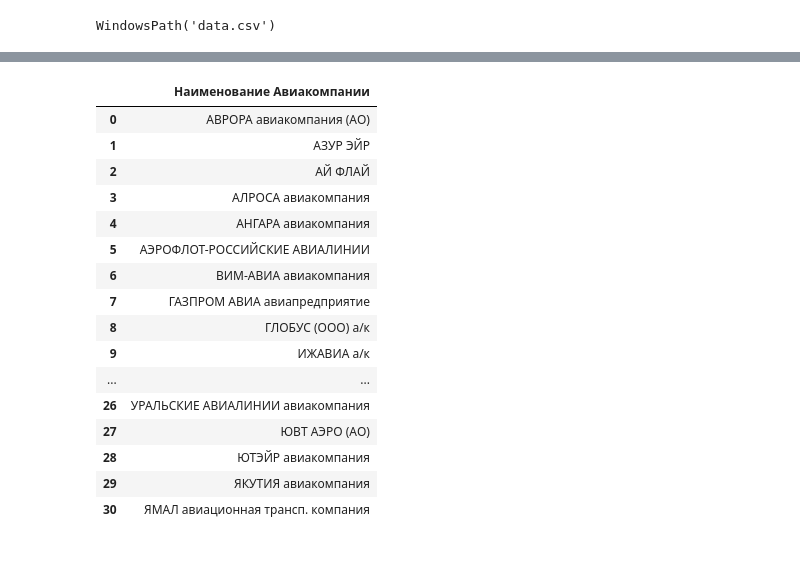
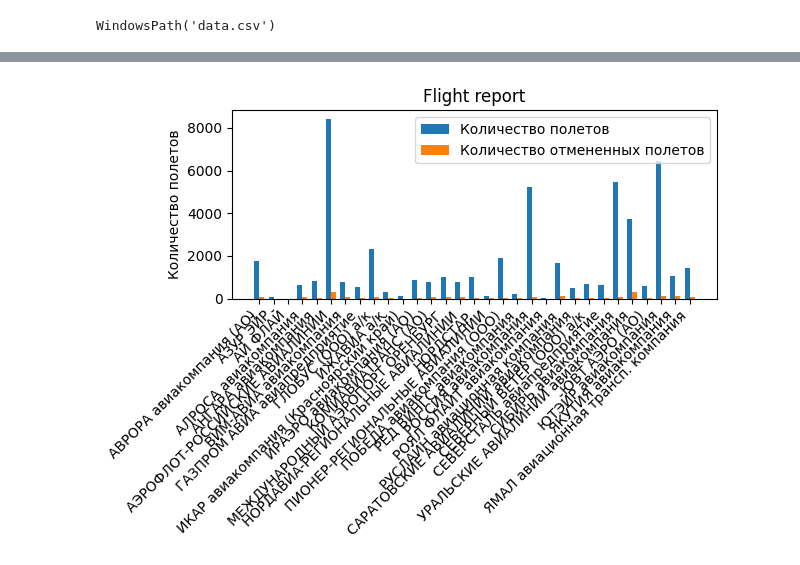
Before and after one commit to SibShaman/PythonStudy, a Jupyter notebook: task.ipynb, the cells around one changed output, grey strips where cells are left out. Saved outputs shown, nothing was run; the diff lists cells and outputs as text; code cells hidden in the pictures.

```diff
--- a/task.ipynb
+++ b/task.ipynb
@@ -57,27 +37,39 @@ data_frame[['Наименование Авиакомпании', 'Общее к
 # %%
 import matplotlib.pyplot as plt
 import numpy as np
-# %%
-labels = data_frame[['Наименование Авиакомпании']]
-labels
-# %% [output]
-|  | Наименование Авиакомпании |
-| 0 | АВРОРА авиакомпания (АО) |
-| 1 | АЗУР ЭЙР |
-| 2 | АЙ ФЛАЙ |
-| 3 | АЛРОСА авиакомпания |
-| 4 | АНГАРА авиакомпания |
-| 5 | АЭРОФЛОТ-РОССИЙСКИЕ АВИАЛИНИИ |
-| 6 | ВИМ-АВИА авиакомпания |
-| 7 | ГАЗПРОМ АВИА авиапредприятие |
-| 8 | ГЛОБУС (ООО) а/к |
-| 9 | ИЖАВИА а/к |
-| ... | ... |
-| 26 | УРАЛЬСКИЕ АВИАЛИНИИ авиакомпания |
-| 27 | ЮВТ АЭРО (АО) |
-| 28 | ЮТЭЙР авиакомпания |
-| 29 | ЯКУТИЯ авиакомпания |
-| 30 | ЯМАЛ авиационная трансп. компания |
 # %%
-quantity_fly = data_frame[['Общее количество рейсов выполненых ВСЕГО']]
-quantity_no_fly = data_frame[['Общее количество рейсов Задержанных ИТОГО']]
+name_company_list = data_frame[['Наименование Авиакомпании']].values.tolist()
+quantity_fly = data_frame[['Общее количество рейсов выполненых ВСЕГО']].values.tolist()
+quantity_no_fly = data_frame[['Общее количество рейсов Задержанных ИТОГО']].values.tolist()
+# %%
+from itertools import chain
+
+
+list_fly = list(chain.from_iterable(quantity_fly))
+# %%
+list_no_fly = list(chain.from_iterable(quantity_no_fly))
+# %%
+company_list = [name for group in name_company_list for name in group]
+# %%
+x = np.arange(len(company_list))  # the label locations
+width = 0.35  # the width of the bars
+
+fig, ax = plt.subplots()
+rects1 = ax.bar(x - width/2, list_fly, width, label='Количество полетов')
+rects2 = ax.bar(x + width/2, list_no_fly, width, label='Количество отмененных полетов')
+
+
+ax.set_ylabel('Количество полетов')
+ax.set_title('Flight report')
+ax.set_xticks(x, company_list)
+ax.set_xticklabels(company_list, rotation=45, ha='right')
+ax.legend()
+
+# ax.bar_label(rects1, padding=50)
+# ax.bar_label(rects2, padding=50)
+
+fig.tight_layout()
+
+plt.show()
+# %% [output]
+[figure, added]
```
Also changed, not shown: parts of 2 cells of this notebook, 1 other file.
